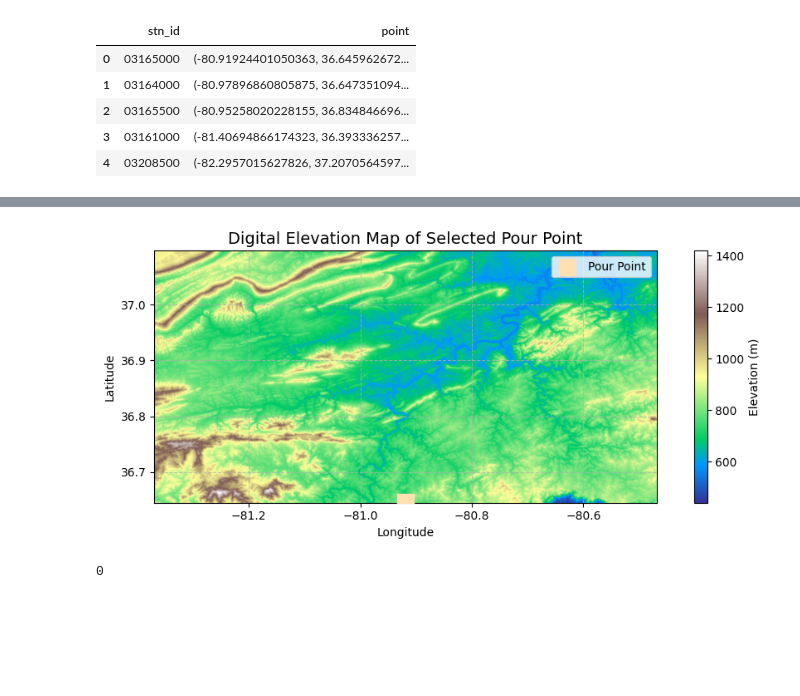
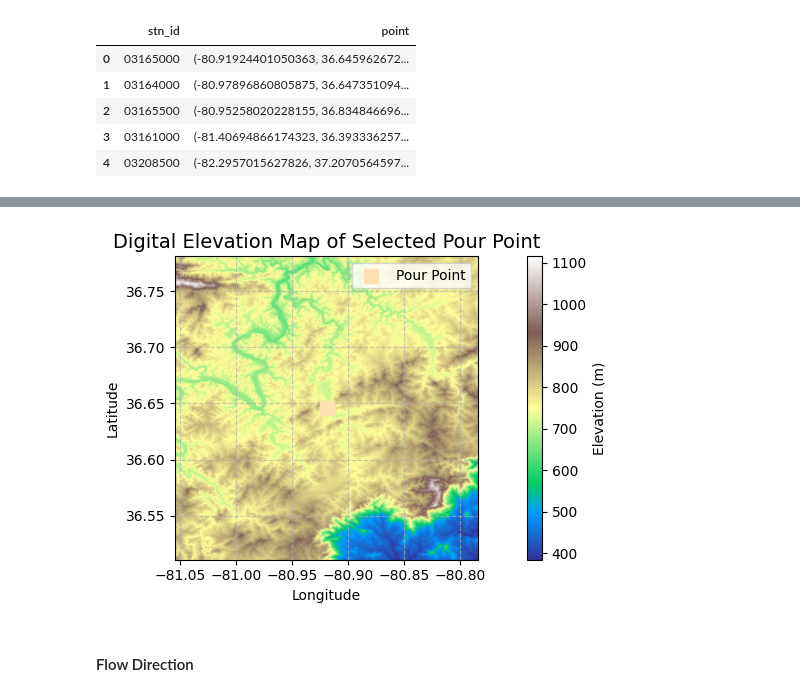
Before and after one commit to vpalvesalan/ML-ModClark-IUH-Model, a Jupyter notebook: notebooks/preprocessing/8_waterhsed_delineation.ipynb, the cells around one changed output, grey strips where cells are left out. Drawn from its saved outputs; the diff is of its cells as text; code cells hidden in the pictures; blank space fills up the shorter version.

```diff
--- a/notebooks/preprocessing/8_waterhsed_delineation.ipynb
+++ b/notebooks/preprocessing/8_waterhsed_delineation.ipynb
@@ -199,7 +255,8 @@ from scipy.ndimage import generic_filter
 def get_raster_from_vrt(
     coord: tuple[float, float],
     vrt_path: str,
-    buffer_km: float = 50,
+    up_stream_buffer_km: float = 30,
+    down_stream_buffer_km: float = 1,
     coord_datum: str = "epsg:4269",  # NAD83
     fill_nodata: bool = True
 ) -> Raster:
@@ -210,7 +267,8 @@ def get_raster_from_vrt(
     ----------
         coord (tuple[float, float]): Coordinate (lon, lat) in the specified `coord_datum` CRS.
         vrt_path (str): Path to the .vrt DEM file.
-        buffer_km (float): Buffer for top, left, and right. Bottom buffer is fixed at 0.1 km.
+        up_stream_buffer_km (float): Buffer for top, left, and right.
+        down_stream_buffer_km (float): Buffer for bottom.
         coord_datum (str): EPSG code of the input coordinate system. Default is 'epsg:4269' (NAD83).
         fill_nodata (bool): If True, fills NoData values using neighborhood averaging.
 
@@ -230,15 +288,15 @@ def get_raster_from_vrt(
 
         # Determine buffers (asymmetric)
         if dem_crs.is_projected:
-            buffer_left = buffer_right = buffer_top = buffer_km * 1000  # meters
-            buffer_bottom = 0.1 * 1000  # 0.1 km
+            buffer_left = buffer_right = buffer_top = up_stream_buffer_km * 1000  # meters
+            down_stream_buffer_km = down_stream_buffer_km * 1000  # meters
         else:
             km_to_deg = 1 / 111  # ~0.009 degrees per km
-            buffer_left = buffer_right = buffer_top = buffer_km * km_to_deg
-            buffer_bottom = 0.1 * km_to_deg
+            buffer_left = buffer_right = buffer_top = up_stream_buffer_km * km_to_deg
+            down_stream_buffer_km = down_stream_buffer_km * km_to_deg
 
         # Define asymmetric bounding box
-        bounds = [x - buffer_left, y - buffer_bottom, x + buffer_right, y + buffer_top]
+        bounds = [x - buffer_left, y - down_stream_buffer_km, x + buffer_right, y + buffer_top]
         window = src.window(*bounds)
 
         array = src.read(1, window=window)
@@ -278,56 +336,35 @@ def get_raster_from_vrt(
 vrt_path = project_root_path /'data/silver/geo/raster/dem1arcsec_filled/dem1arcsec.vrt'
 coord = pour_points.at[0,'point']
 
-example_dem = get_raster_from_vrt(coord, vrt_path)
+example_dem = get_raster_from_vrt(coord, vrt_path, up_stream_buffer_km=15, down_stream_buffer_km=15)
 # %%
 # Print Map of Retrieved DEM from VRT Windows
 fig, ax = plt.subplots(figsize=(10,4)) # Slightly larger figure
 fig.patch.set_alpha(0)
 
 # Plot the elevation map
 dem_im = plt.imshow(example_dem, extent=example_dem.extent, cmap='terrain', zorder=1)
 plt.colorbar(dem_im, label='Elevation (m)')
 
 plt.grid(zorder=0, linestyle='--', alpha=0.7)
 plt.title('Digital Elevation Map of Selected Pour Point', size=14)
 plt.xlabel('Longitude')
 plt.ylabel('Latitude')
 
 # Add Stream Gauge station
 # Reduced size for better visual balance, and adding a label
 pour_point_handle = plt.scatter(coord[0], coord[1], color=map_style.get('stream_gage').get('fill'),
-                                 marker=map_style.get('stream_gage').get('shape'), s=200, zorder=3, label='Pour Point')
+                                 marker=map_style.get('stream_gage').get('shape'), s=100, zorder=3, label='Pour Point')
 
 
 # Add a legend to explain markers
 plt.legend(handles=[pour_point_handle], loc='upper right', fontsize=10)
 
 
 plt.tight_layout()
 # plt.savefig('improved_dem_map.png', dpi=300, bbox_inches='tight') # Uncomment to save the map
 plt.show()
 # %% [output]
-[figure, old version]
+[figure, new version]
-# %%
-
-def delineate_watershed(pour_point, dem):
-    """
-    Delineate a watershed and derive its geomorphological characteristics using PySheds.
-
-    """
-
-
-        # Compute flow direction and accumulation
-        fdir = grid.flowdir('dem')
-        acc = grid.accumulation(fdir)
-
-        # Snap pour point to nearest stream cell
-        col, row = ~affine * (x, y)
-        row, col = int(row), int(col)
-        stream_mask = acc > 100  # Threshold may need adjustment
-        snapped_row, snapped_col = grid.snap_to_mask(stream_mask, (row, col))
-
-        # Delineate watershed
-        catchment = grid.catchment(x=snapped_col, y=snapped_row, fdir=fdir, xytype='index')
-# %% [output]
-0
+# %% [markdown]
+#### Flow Direction
```
Also changed, not shown: parts of 33 cells of this notebook.
